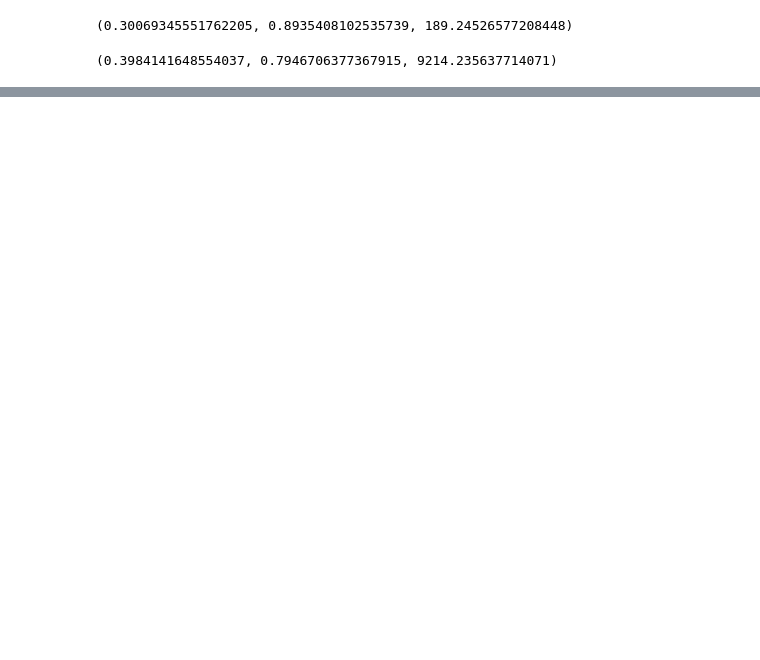
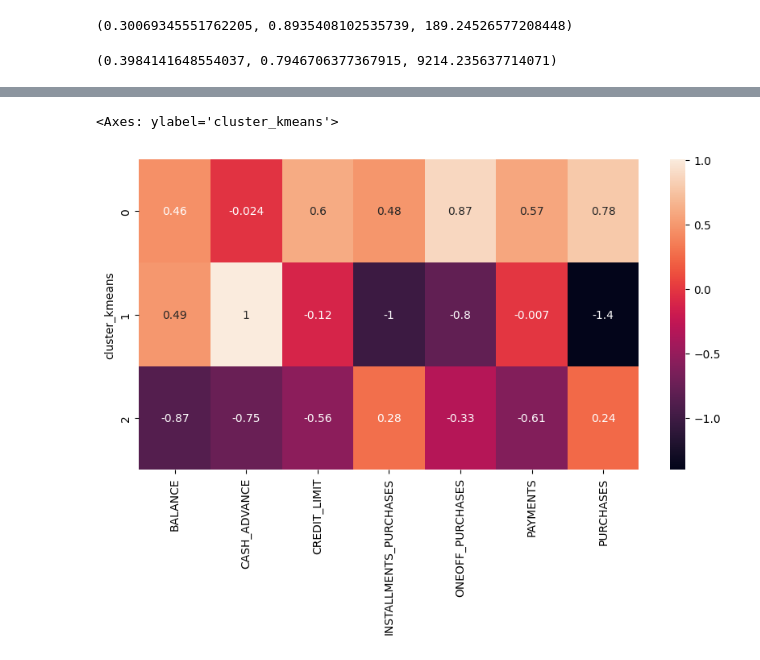
Before and after one commit to NohailaAitHammad/CardProfiler, a Jupyter notebook: notebooks/eda.ipynb, the cells around one changed output, grey strips where cells are left out. Drawn from its saved outputs; the diff is of its cells as text; code cells hidden in the pictures; blank space fills up the shorter version.

Commit message:
Feature Story 4 : Analyse et interprétation des clusters

```diff
--- a/notebooks/eda.ipynb
+++ b/notebooks/eda.ipynb
@@ -861,3 +865,8 @@ silhouette_kmeans, davies_kmeans, calinski_kmeans
 (0.3984141648554037, 0.7946706377367915, 9214.235637714071)
 # %%
 df_clean["cluster_final"] = df_clean["cluster_kmeans"]
+# %%
+df_scaled = pd.DataFrame(x_scater, columns=x_log.columns)
+df_scaled['cluster_kmeans'] = df_clean["cluster_kmeans"]
+# %%
+r_stander = df_scaled.groupby('cluster_kmeans')[df_scaled.columns.difference(other=['cluster_kmeans'])].mean()
@@ -863,0 +913,6 @@ df_clean["cluster_final"] = df_clean["cluster_kmeans"]
+# %%
+plt.figure(figsize=(10,5))
+sns.heatmap(r_stander, annot=True)
+# %% [output]
+<Axes: ylabel='cluster_kmeans'>
+[figure, added]
```
Also changed, not shown: parts of 21 cells of this notebook.
